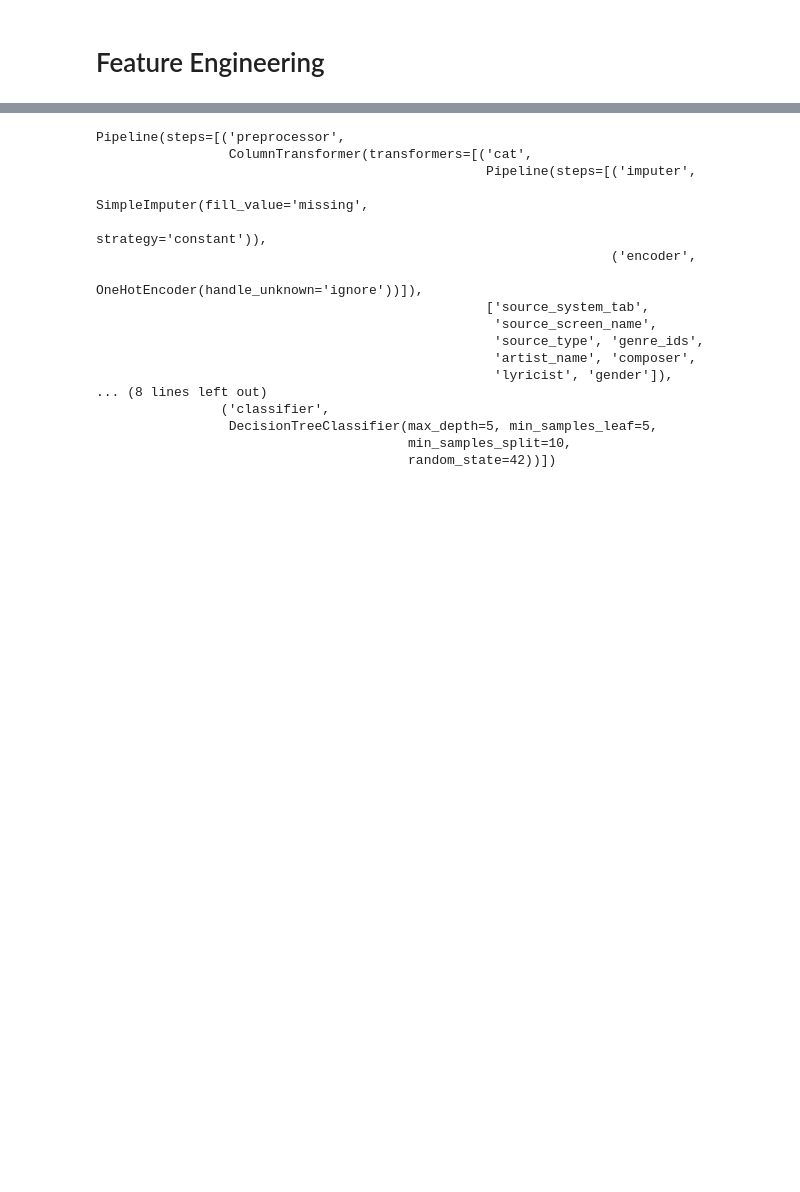
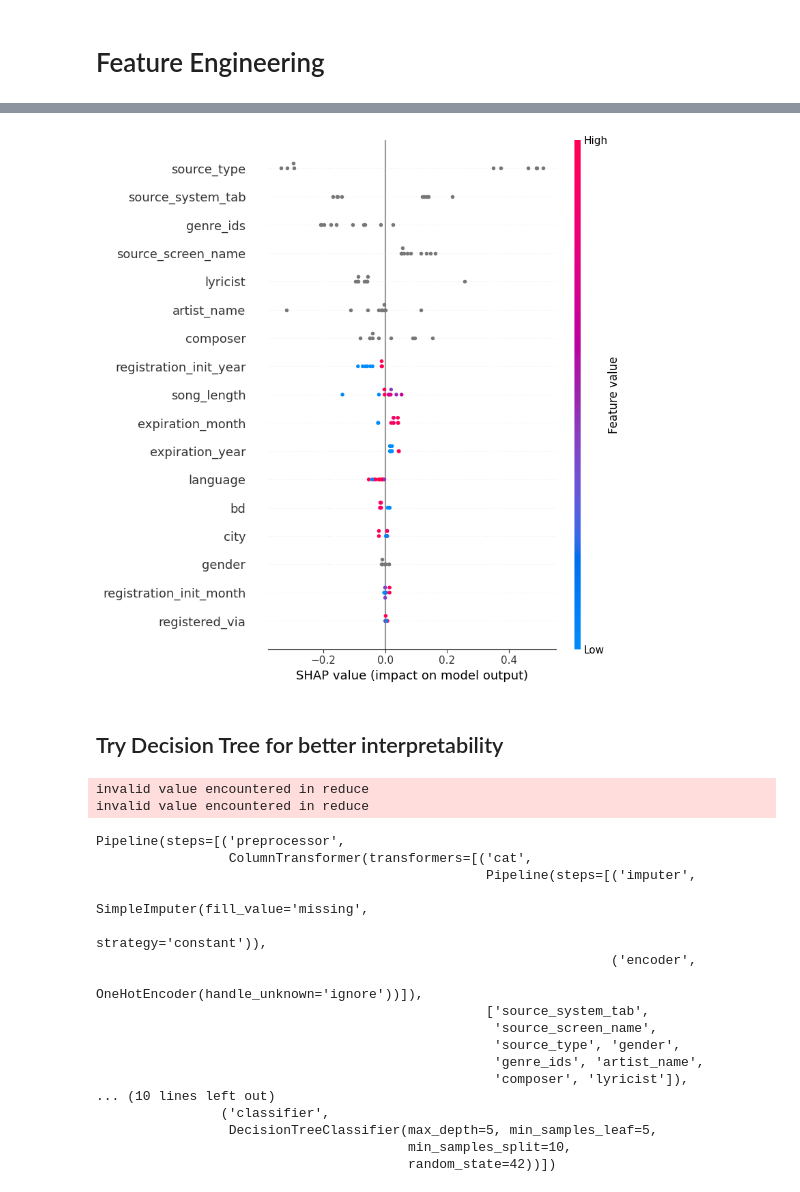
Before and after one commit to MilesQLi/Miles_Data_Science_Collection, a Jupyter notebook: Music/KKBoxs Music Recommendation Challenge/full_process.ipynb, the cells around one changed output, grey strips where cells are left out. Saved outputs shown, nothing was run; the diff lists cells and outputs as text; code cells hidden in the pictures; blank space fills up the shorter version.

```diff
--- a/Music/KKBoxs Music Recommendation Challenge/full_process.ipynb
+++ b/Music/KKBoxs Music Recommendation Challenge/full_process.ipynb
@@ -217,0 +491,7 @@ test_df = test_df.merge(members_df, on='msno', how='left')
+# %%
+train_and_test['registration_init_year']=train_and_test['registration_init_time'].dt.year
+train_and_test['registration_init_month']=train_and_test['registration_init_time'].dt.month
+train_and_test['expiration_year']=train_and_test['expiration_date'].dt.year
+train_and_test['expiration_month']=train_and_test['expiration_date'].dt.month
+# %%
+train_and_test.drop(['registration_init_time','expiration_date'] , axis = 1 , inplace= True)
@@ -218,4 +520,4 @@ test_df = test_df.merge(members_df, on='msno', how='left')
 # %%
-train_x = train_df.drop(['target','msno','song_id'], axis=1)
-train_y = train_df['target']
-test_x = test_df.drop(['msno','song_id'], axis=1)
+train_x = train_and_test[:train_df.shape[0]].drop(['msno','song_id','id'],axis=1)
+train_x['source_screen_name'] = train_x['source_screen_name'].astype('category')
+train_y = train_df['target'].astype(int)
@@ -243,0 +555,16 @@ memory usage: 306.7 MB
+# %%
+!pip install shap
+import shap
+
+# Initialize the explainer with your trained model
+explainer = shap.TreeExplainer(model)
+
+# Choose an instance to explain (e.g., the first one)
+instance = train_x.iloc[[0]]
+
+# Calculate SHAP values
+shap_values = explainer.shap_values(instance)
+
+# Visualize the explanation
+shap.initjs()
+shap.force_plot(explainer.expected_value[1], shap_values[1], instance)
@@ -244,3 +591,13 @@ memory usage: 306.7 MB
+# %%
+all_train_samples = train_x[:10]
+shap_values_all = explainer.shap_values(all_train_samples)
+
+# Summary plot of global feature importance
+shap.summary_plot(shap_values_all[1], all_train_samples)
+# %% [output]
+[figure, added]
+# %% [markdown]
+## Try Decision Tree for better interpretability
 # %%
 from sklearn.compose import ColumnTransformer
 from sklearn.impute import SimpleImputer
@@ -279,22 +636,24 @@ model = Pipeline(steps=[
 # %%
 
 # Fit the model
-model.fit(train_x, train_y)
+model2.fit(train_x, train_y)
 # %% [output]
-Pipeline(steps=[('preprocessor',
-                 ColumnTransformer(transformers=[('cat',
-                                                  Pipeline(steps=[('imputer',
-                                                                   SimpleImputer(fill_value='missing',
-                                                                                 strategy='constant')),
-                                                                  ('encoder',
-                                                                   OneHotEncoder(handle_unknown='ignore'))]),
-                                                  ['source_system_tab',
-                                                   'source_screen_name',
-                                                   'source_type', 'genre_ids',
-                                                   'artist_name', 'composer',
-                                                   'lyricist', 'gender']),
-... (8 lines left out)
-                ('classifier',
-                 DecisionTreeClassifier(max_depth=5, min_samples_leaf=5,
-                                        min_samples_split=10,
-                                        random_state=42))])
+invalid value encountered in reduce
+invalid value encountered in reduce
+Pipeline(steps=[('preprocessor',
+                 ColumnTransformer(transformers=[('cat',
+                                                  Pipeline(steps=[('imputer',
+                                                                   SimpleImputer(fill_value='missing',
+                                                                                 strategy='constant')),
+                                                                  ('encoder',
+                                                                   OneHotEncoder(handle_unknown='ignore'))]),
+                                                  ['source_system_tab',
+                                                   'source_screen_name',
+                                                   'source_type', 'gender',
+                                                   'genre_ids', 'artist_name',
+                                                   'composer', 'lyricist']),
+... (10 lines left out)
+                ('classifier',
+                 DecisionTreeClassifier(max_depth=5, min_samples_leaf=5,
+                                        min_samples_split=10,
+                                        random_state=42))])
```
Also changed, not shown: parts of 71 cells of this notebook.
